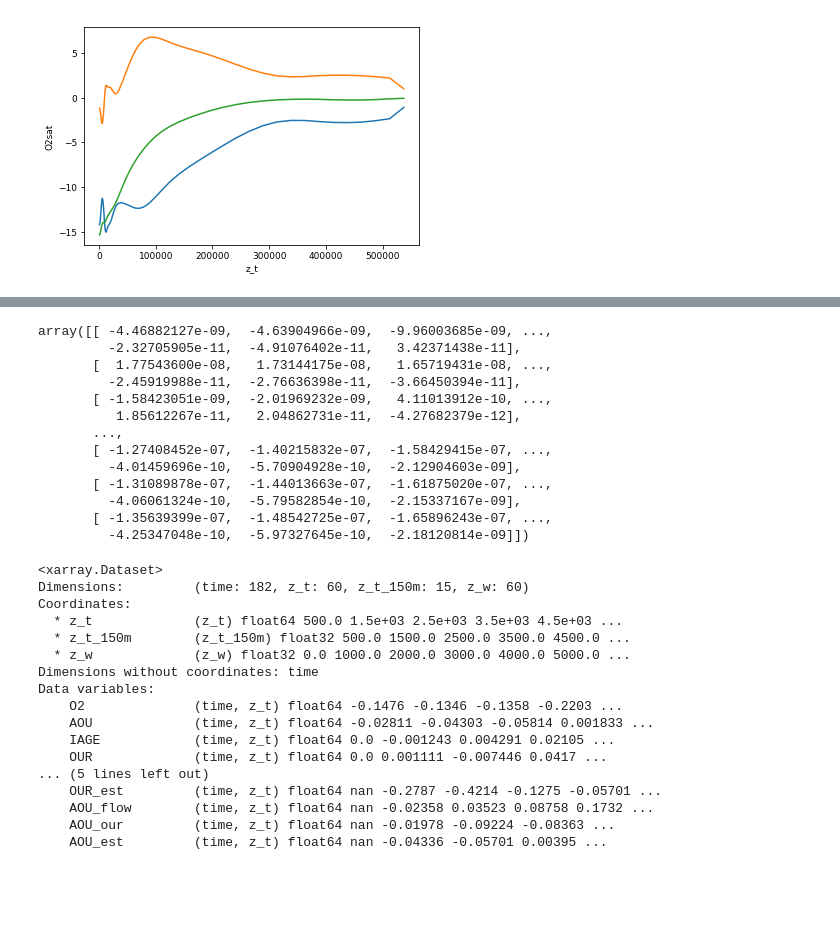
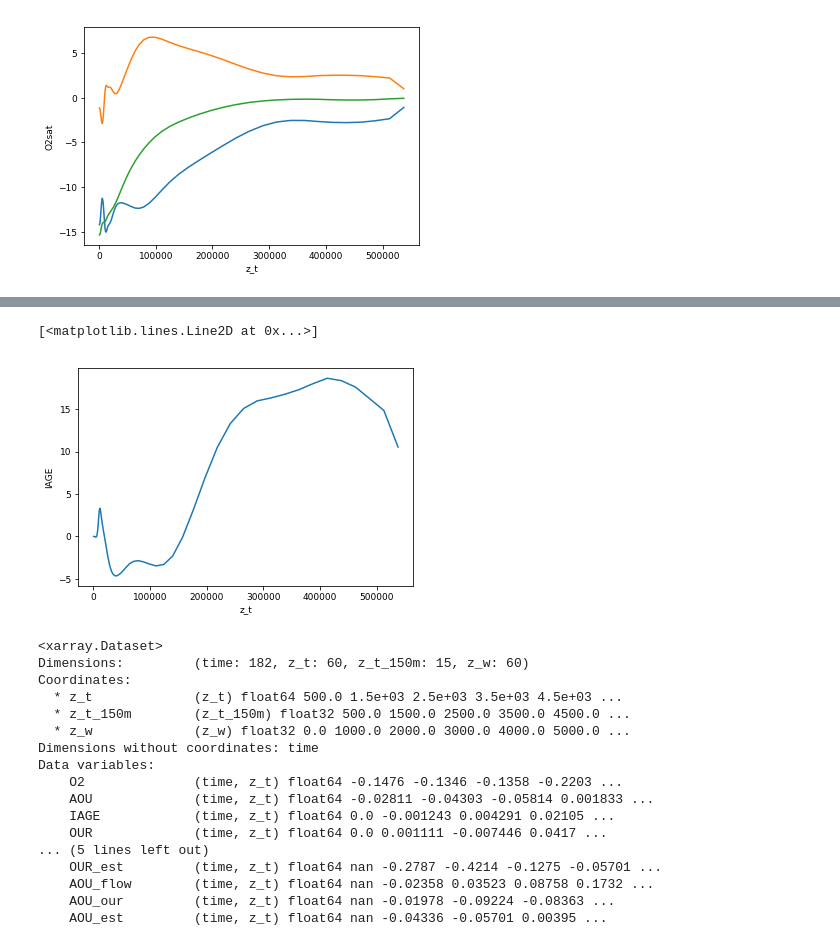
Before and after one commit to matt-long/iucn-deoxygenation-report, a Jupyter notebook: plot_cesm_global_profile.ipynb, the cells around one changed output, grey strips where cells are left out. Drawn from its saved outputs; the diff is of its cells as text; code cells hidden in the pictures; blank space fills up the shorter version.

```diff
--- a/plot_cesm_global_profile.ipynb
+++ b/plot_cesm_global_profile.ipynb
@@ -143,19 +143,8 @@ delta.OUR_est[-1,:].plot(); delta.O2_CONSUMPTION[-1,:].plot()
-# %%
-delta.O2_CONSUMPTION.values
-# %% [output]
-array([[ -4.46882127e-09,  -4.63904966e-09,  -9.96003685e-09, ...,
-         -2.32705905e-11,  -4.91076402e-11,   3.42371438e-11],
-       [  1.77543600e-08,   1.73144175e-08,   1.65719431e-08, ...,
-         -2.45919988e-11,  -2.76636398e-11,  -3.66450394e-11],
-       [ -1.58423051e-09,  -2.01969232e-09,   4.11013912e-10, ...,
-          1.85612267e-11,   2.04862731e-11,  -4.27682379e-12],
-       ...,
-       [ -1.27408452e-07,  -1.40215832e-07,  -1.58429415e-07, ...,
-         -4.01459696e-10,  -5.70904928e-10,  -2.12904603e-09],
-       [ -1.31089878e-07,  -1.44013663e-07,  -1.61875020e-07, ...,
-         -4.06061324e-10,  -5.79582854e-10,  -2.15337167e-09],
-       [ -1.35639399e-07,  -1.48542725e-07,  -1.65896243e-07, ...,
-         -4.25347048e-10,  -5.97327645e-10,  -2.18120814e-09]])
+# %%
+delta.IAGE[-1,:].plot()
+# %% [output]
+[<matplotlib.lines.Line2D at 0x...>]
+[figure, added]
 # %%
 delta['AOU_flow'] = delta.IAGE*baseline.OUR_est
 delta['AOU_our'] = delta.OUR_est*baseline.IAGE
```
Also changed, not shown: parts of 5 cells of this notebook, 5 other files.
